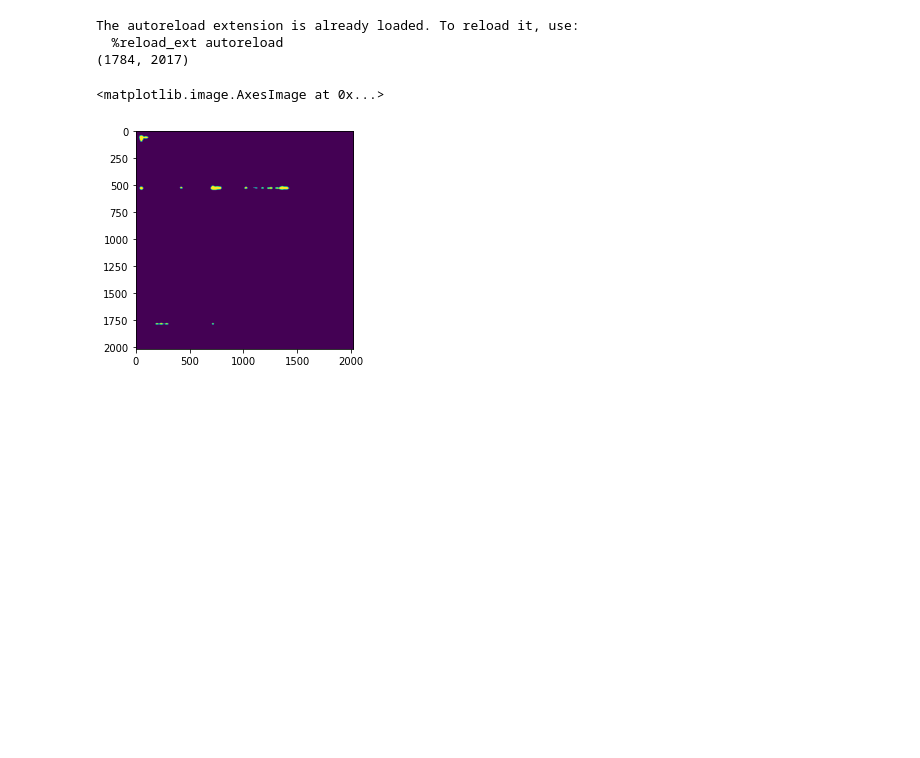
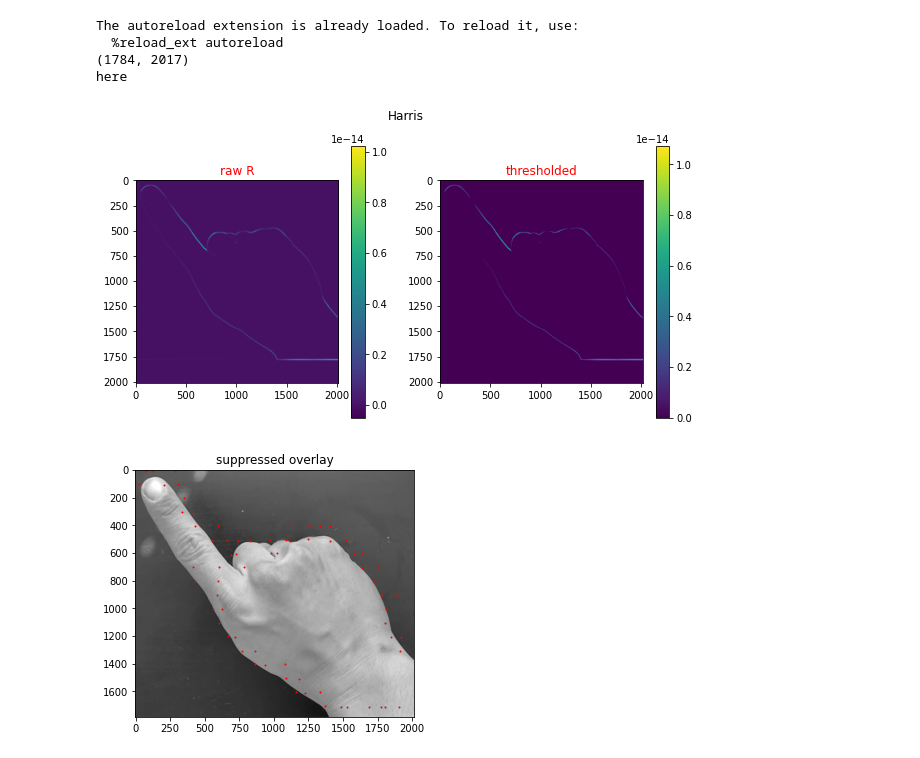
Before and after one commit to evanhuang117/cse5524-project, a Jupyter notebook: mspaint2.0/whiteboard/driver.ipynb, the cells around one changed output. Cells and saved outputs as stored; diff of their text form; code cells hidden in the pictures; blank space fills up the shorter version.

Commit message:
refractored whiteboard to Harris

```diff
--- a/mspaint2.0/whiteboard/driver.ipynb
+++ b/mspaint2.0/whiteboard/driver.ipynb
@@ -1,30 +1,51 @@
 # %%
-from whiteboard import Whiteboard
+from harris import Harris
 from operator import matmul
 import skvideo.io
 import numpy as np
 import cv2
 from scipy.ndimage import gaussian_filter, laplace
 import matplotlib.pyplot as plt
 import matplotlib.image as mpimg
 from math import ceil, floor,  pi, sqrt
 import imageio as iio
 from PIL import Image
 from skimage import color
 from skimage import io
 
 %load_ext autoreload
 %autoreload 2
 imgGray = color.rgb2gray(cv2.imread('C:\\Users\\Jaiydev Gupta\\Documents\\5524 project\\cse5524-project\\data\\angle_left.png'))
 #imgGray = color.rgb2gray(img)
 print(imgGray.shape)
-whiteboard = Whiteboard(imgGray)
-t = whiteboard.r > 0.005
-plt.imshow(t)
+interestpoints = Harris(imgGray)
+
+plt.figure(figsize=(10, 5))
+plt.subplot(1, 2, 1)
+plt.imshow(interestpoints.R)
+plt.colorbar()
+plt.gca().set_title('raw R', c='r')
+
+plt.subplot(1, 2, 2)
+thresh = interestpoints.thresh
+plt.imshow(thresh)
+plt.colorbar()
+
+plt.gca().set_title('thresholded', c='r')
+
+plt.suptitle('Harris')
+plt.show()
+
+plt.figure(figsize=(5, 5))
+plt.gca().imshow(imgGray, cmap='gray')
+plt.gca().scatter(*zip(*interestpoints.suppressed), s=1, c='r')
+plt.title('suppressed overlay')
+plt.show()
 # %% [output]
 The autoreload extension is already loaded. To reload it, use:
   %reload_ext autoreload
 (1784, 2017)
+here
-<matplotlib.image.AxesImage at 0x...>
-[figure, old version]
+[figure, new version]
+[figure, added]
 # %%
```
Also changed, not shown: parts of 1 cell of this notebook, 2 other files.
